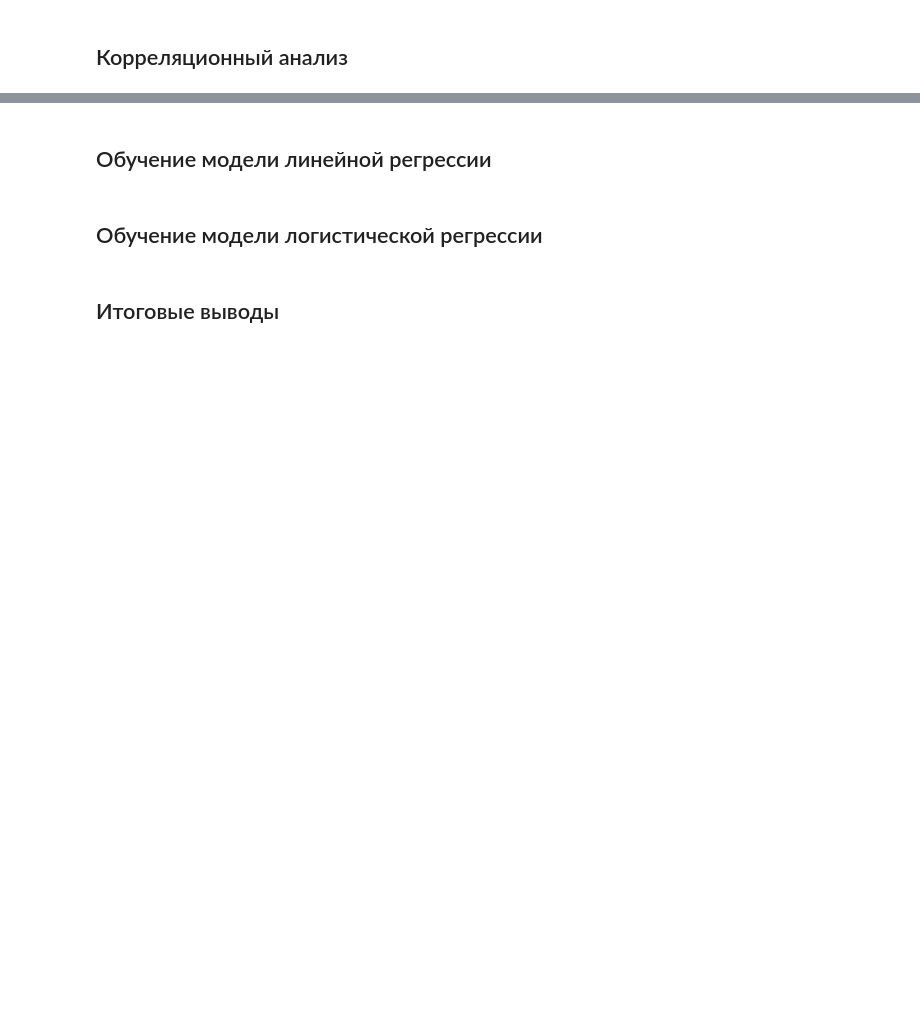
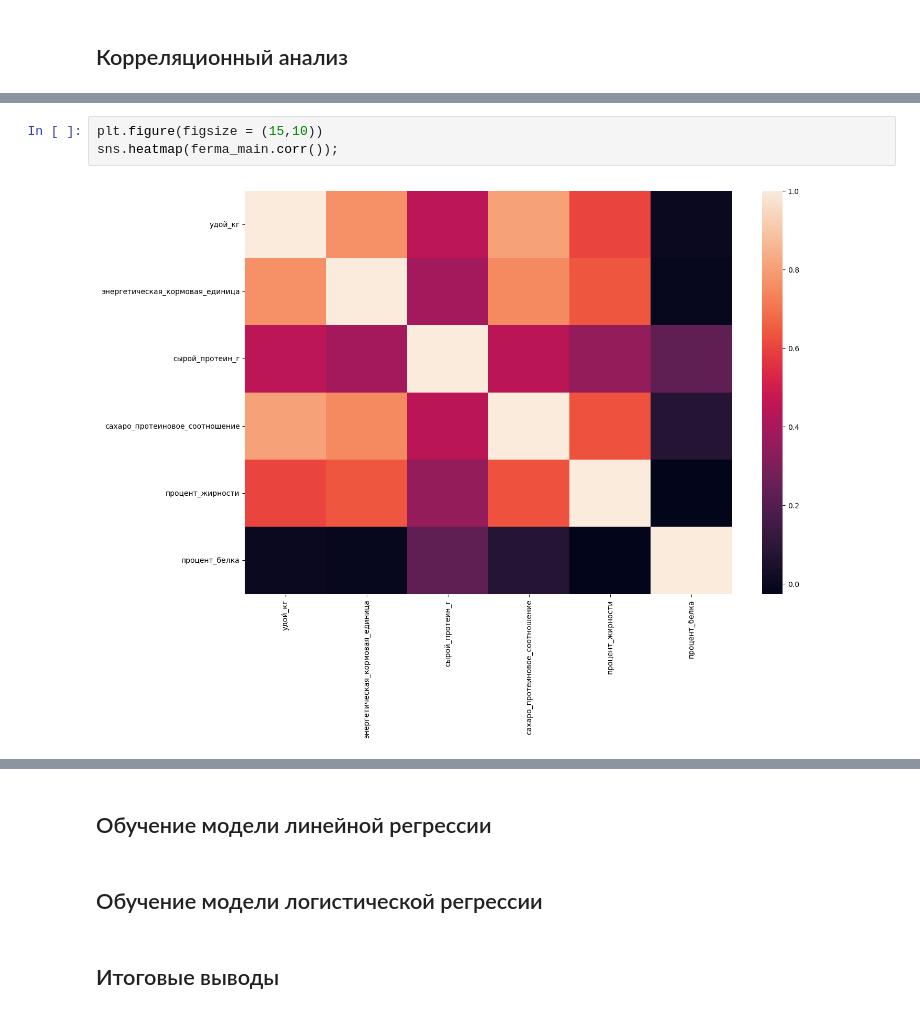
Before and after one commit to butuzovzeleboba/Linear-models-in-machine-learning, a Jupyter notebook: Linear models in machine learning.ipynb, the cells around one changed output, grey strips where cells are left out. Cells and saved outputs as stored; diff of their text form; blank space fills up the shorter version.

```diff
--- a/Linear models in machine learning.ipynb
+++ b/Linear models in machine learning.ipynb
@@ -760,0 +807,5 @@ plt.title('Возраст');
+# %%
+plt.figure(figsize = (15,10))
+sns.heatmap(ferma_main.corr());
+# %% [output]
+[figure, added]
```
Also changed, not shown: parts of 62 cells of this notebook.
